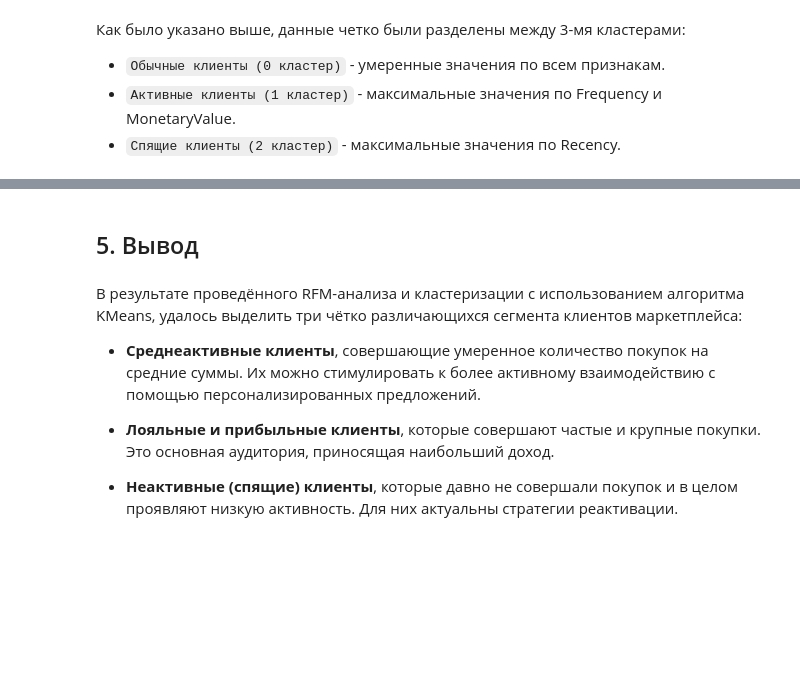
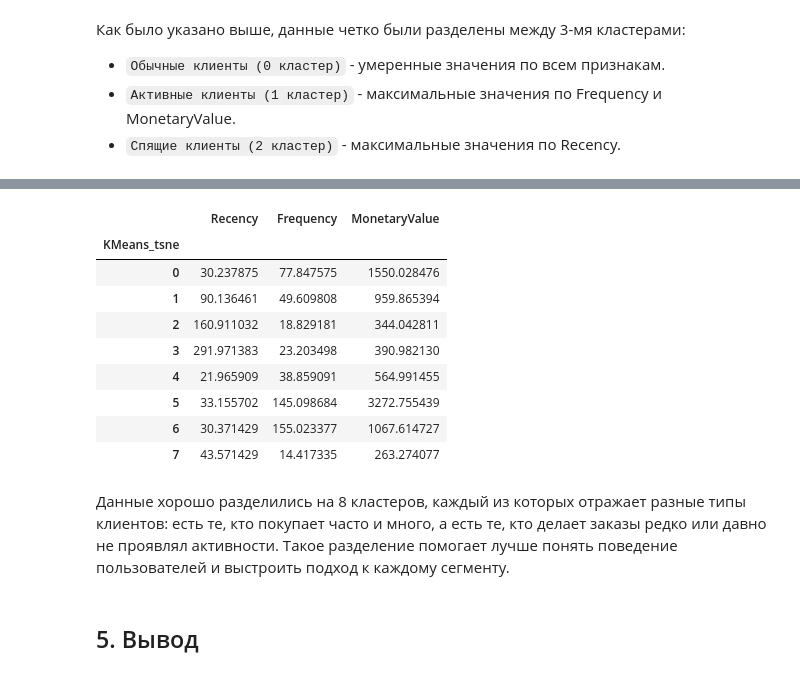
Before and after one commit to postvlone/clients_clustering_project, a Jupyter notebook: clients_clustering.ipynb, the cells around one changed output, grey strips where cells are left out. Drawn from its saved outputs; the diff is of its cells as text; code cells hidden in the pictures; blank space fills up the shorter version.

```diff
--- a/clients_clustering.ipynb
+++ b/clients_clustering.ipynb
@@ -784,0 +919,4 @@ plot_cluster_profile(grouped_data, 3)
+# %%
+# Профиль кластеров KMeans
+grouped_tsne_kmeans = rfm_table.groupby('KMeans_tsne')[['Recency', 'Frequency', 'MonetaryValue']].mean()
+plot_cluster_profile(grouped_tsne_kmeans, 8)
@@ -785,10 +925,18 @@ plot_cluster_profile(grouped_data, 3)
+# %%
+# Выведем средние значения по кластерам
+display(grouped_tsne_kmeans)
+# %% [output]
+|  | Recency | Frequency | MonetaryValue |
+| KMeans_tsne |  |  |  |
+| 0 | 30.237875 | 77.847575 | 1550.028476 |
+| 1 | 90.136461 | 49.609808 | 959.865394 |
+| 2 | 160.911032 | 18.829181 | 344.042811 |
+| 3 | 291.971383 | 23.203498 | 390.982130 |
+| 4 | 21.965909 | 38.859091 | 564.991455 |
+| 5 | 33.155702 | 145.098684 | 3272.755439 |
+| 6 | 30.371429 | 155.023377 | 1067.614727 |
+| 7 | 43.571429 | 14.417335 | 263.274077 |
+# %% [markdown]
+Данные хорошо разделились на 8 кластеров, каждый из которых отражает разные типы клиентов: есть те, кто покупает часто и много, а есть те, кто делает заказы редко или давно не проявлял активности. Такое разделение помогает лучше понять поведение пользователей и выстроить подход к каждому сегменту.
 # %% [markdown]
 ## 5. Вывод
-# %% [markdown]
-В результате проведённого RFM-анализа и кластеризации с использованием алгоритма KMeans, удалось выделить три чётко различающихся сегмента клиентов маркетплейса:
-
-- **Cреднеактивные клиенты**, совершающие умеренное количество покупок на средние суммы. Их можно стимулировать к более активному взаимодействию с помощью персонализированных предложений.
-
-- **Лояльные и прибыльные клиенты**, которые совершают частые и крупные покупки. Это основная аудитория, приносящая наибольший доход.
-
-- **Неактивные (спящие) клиенты**, которые давно не совершали покупок и в целом проявляют низкую активность. Для них актуальны стратегии реактивации.
```
Also changed, not shown: parts of 29 cells of this notebook, 2 other files.
